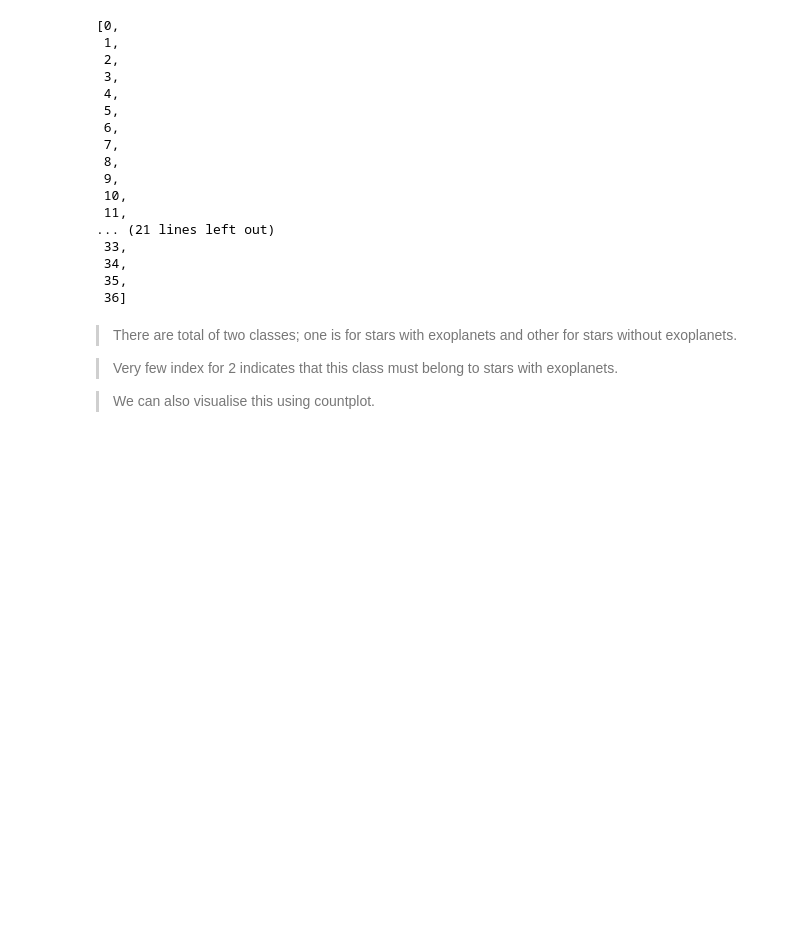
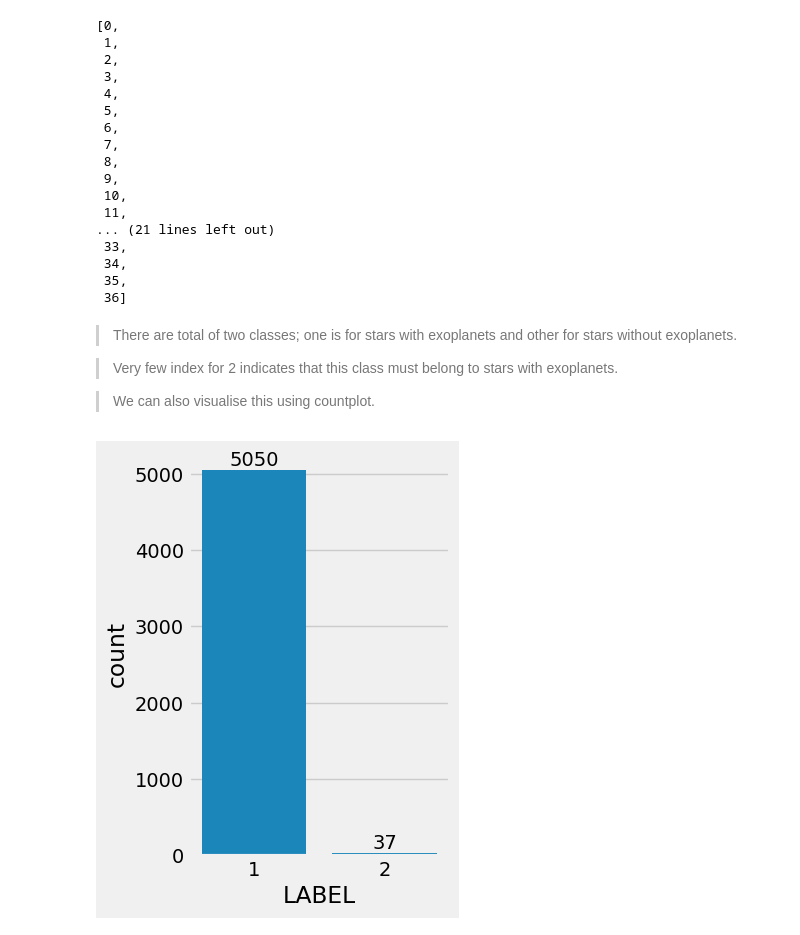
Before and after one commit to mahursh/Exoplanets_Hunting_with_ML, a Jupyter notebook: Exoplanets_.ipynb, the cells around one changed output. Cells and saved outputs as stored; diff of their text form; code cells hidden in the pictures; blank space fills up the shorter version.

```diff
--- a/Exoplanets_.ipynb
+++ b/Exoplanets_.ipynb
@@ -154,3 +154,18 @@ list(train_df[train_df['LABEL'] == 2].index)
 >Very few index for 2 indicates that this class must belong to stars with exoplanets.
 
 >We can also visualise this using countplot.
+# %%
+import seaborn as sns
+import matplotlib.pyplot as plt
+
+# Plot
+ax = sns.countplot(x='LABEL', data=train_df)
+
+# Add labels on top of each bar
+for container in ax.containers:
+    ax.bar_label(container)
+
+# Optional: adjust figure size (before plotting)
+plt.gcf().set_size_inches(3, 5)  # or use plt.figure(figsize=(3,5)) before plotting
+# %% [output]
+[figure, added]
```
